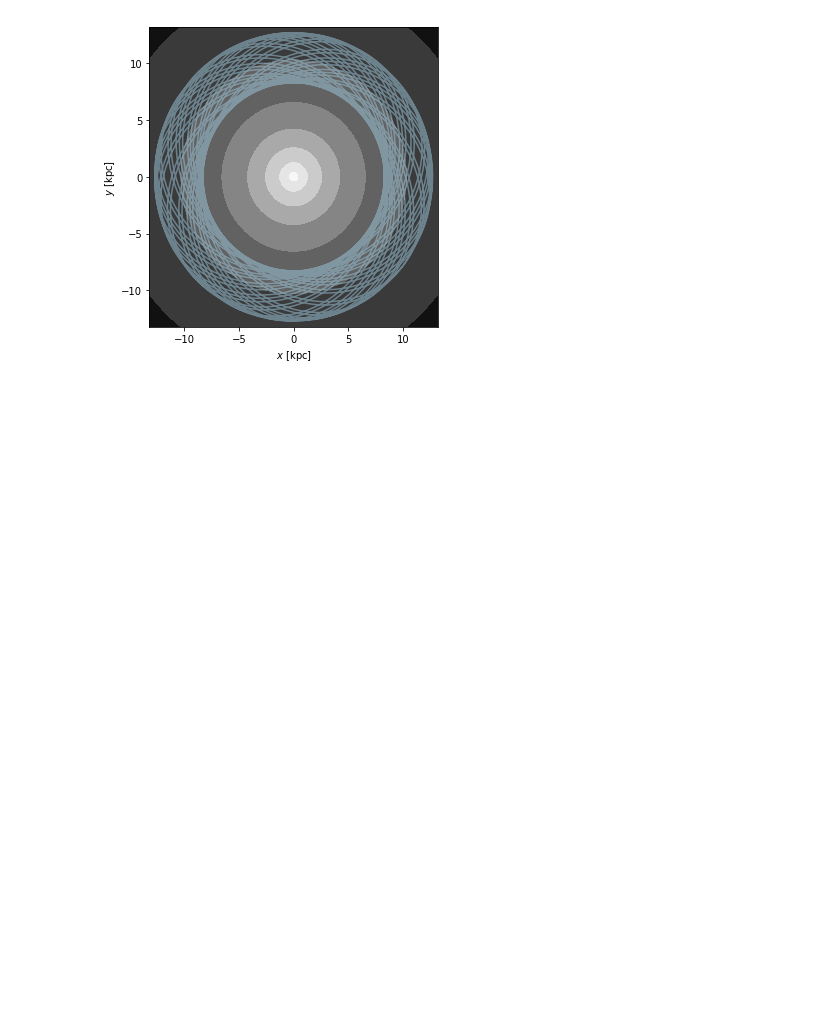
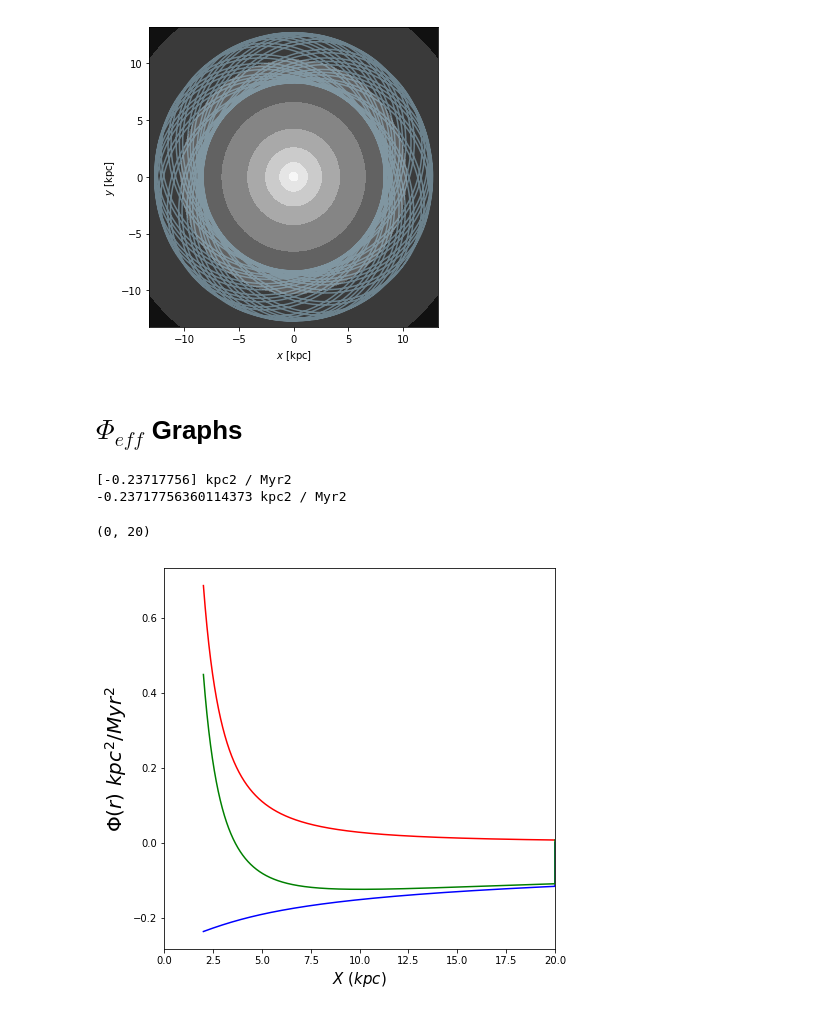
Before and after one commit to DouglasGrion/Kathryn, a Jupyter notebook: Gala-Training.ipynb, the cells around one changed output. Cells and saved outputs as stored; diff of their text form; code cells hidden in the pictures; blank space fills up the shorter version.

Commit message:
added phi effective plot

```diff
--- a/Gala-Training.ipynb
+++ b/Gala-Training.ipynb
@@ -63,3 +63,51 @@ fig = orbit.plot(['x', 'y'], color='#9ecae1', alpha=0.5,
                       axes=[ax], auto_aspect=False)
 # %% [output]
 [figure]
+# %% [markdown]
+# $\Phi_{eff}$ Graphs
+# %%
+#Creating x axis as the X distance
+N = 100000
+X_plot = np.array(np.linspace(2, 20, N))
+
+#Creating quantity array and filling it with zeros
+Phi_x = np.zeros(N) *u.kpc*u.kpc/(u.Myr*u.Myr)
+
+#Allocating the energy at each point of x-axis to the array. Loop takes a while
+for i in range(0,N-1):
+    Phi_x[i] = pot.energy([X_plot[i],0,0]*u.kpc)[0]
+
+#Printing to make sure it worked
+print(pot.energy([X_plot[0],0,0]))
+print(Phi_x[0])
+# %% [output]
+[-0.23717756] kpc2 / Myr2
+-0.23717756360114373 kpc2 / Myr2
+# %%
+#Calculating Lz for x-axis only
+Lz = X*V
+
+#Calculating centrifugal potential for x-axis only
+Phi_cfx = (Lz[0]**2/X_plot**2)*0.5  #km^2/s^2
+
+#Creating constant of conversion
+km2s2_kpc2Myr2 = 1.044522198621241344e-6
+
+#Converting Phi_cfx and making it a quantity array
+Phi_cfx = Phi_cfx * km2s2_kpc2Myr2 *u.kpc*u.kpc/(u.Myr*u.Myr)
+
+#Creating Effective potential
+Phi_eff = Phi_cfx + Phi_x
+# %%
+#Plotting the 3 potentials with different colors
+plt.figure(figsize=(7,7))
+plt.plot(X_plot, Phi_x, c='b')
+plt.plot(X_plot, Phi_cfx, c='r')
+plt.plot(X_plot, Phi_eff, c='g')
+
+plt.xlabel("$X\ (kpc)$", fontsize=15)
+plt.ylabel("$\Phi(r)\ kpc^2/Myr^2$", fontsize=20)
+plt.xlim(0,20)
+# %% [output]
+(0, 20)
+[figure, added]
```
